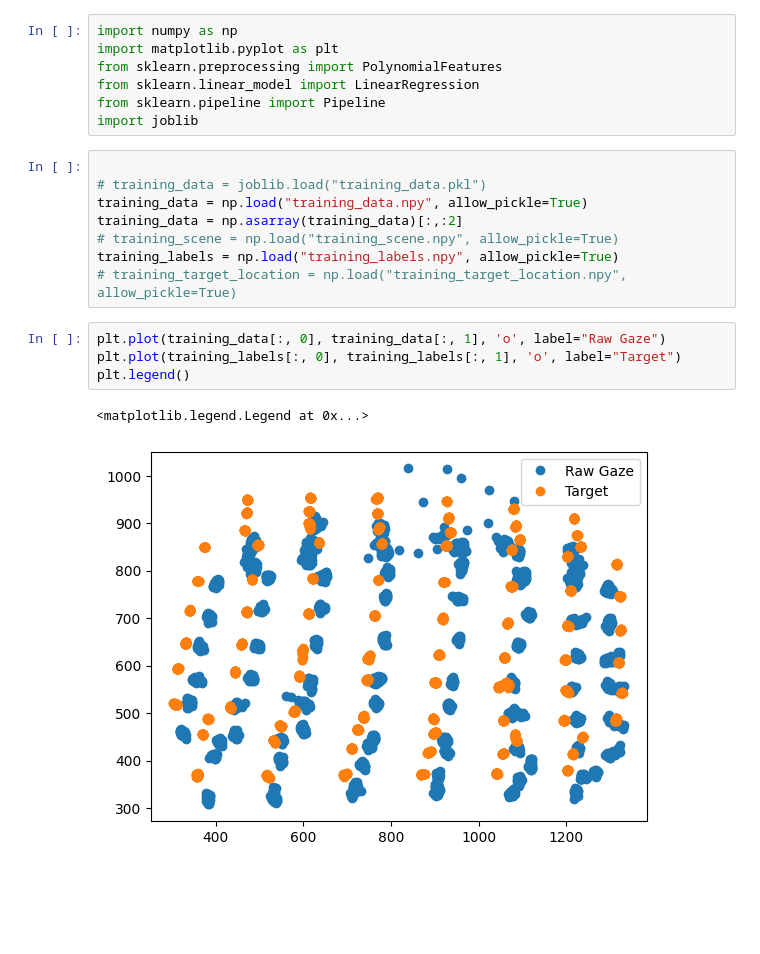
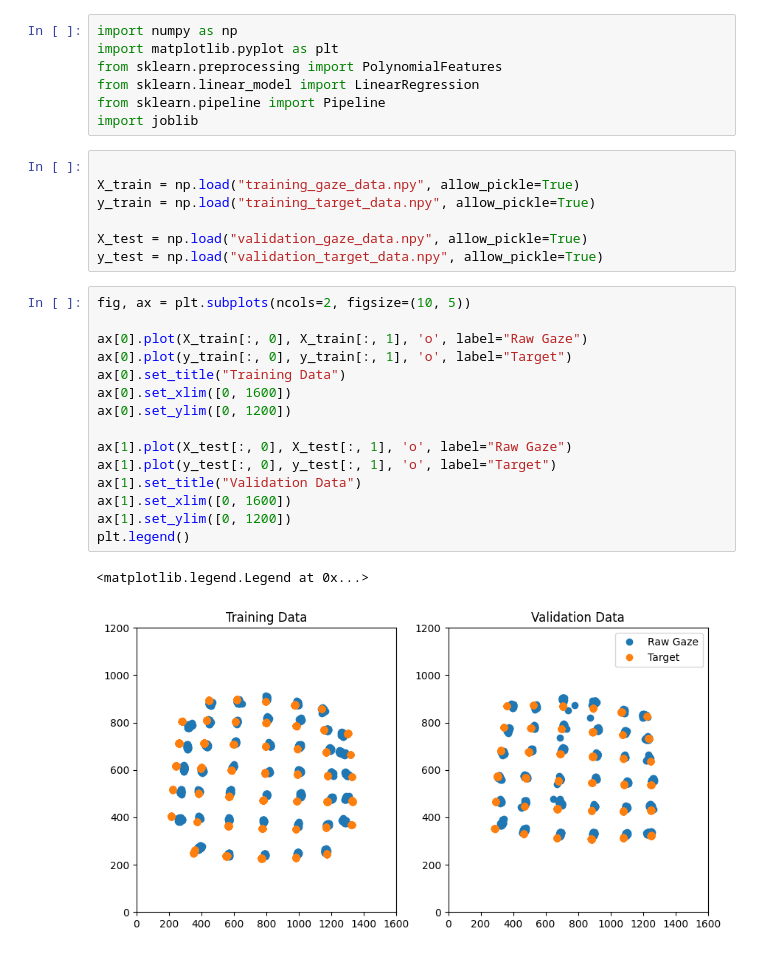
Before and after one commit to pupil-labs/gaze-control, a Jupyter notebook: calib.ipynb, the cells around one changed output. Saved outputs shown, nothing was run; the diff lists cells and outputs as text; blank space fills up the shorter version.

Commit message:
Implement full data collection runs for training and validation

```diff
--- a/calib.ipynb
+++ b/calib.ipynb
@@ -7,19 +7,29 @@ from sklearn.pipeline import Pipeline
 import joblib
 # %%
 
-# training_data = joblib.load("training_data.pkl")
-training_data = np.load("training_data.npy", allow_pickle=True)
-training_data = np.asarray(training_data)[:,:2]
-# training_scene = np.load("training_scene.npy", allow_pickle=True)
-training_labels = np.load("training_labels.npy", allow_pickle=True)
-# training_target_location = np.load("training_target_location.npy", allow_pickle=True)
+X_train = np.load("training_gaze_data.npy", allow_pickle=True)
+y_train = np.load("training_target_data.npy", allow_pickle=True)
+
+X_test = np.load("validation_gaze_data.npy", allow_pickle=True)
+y_test = np.load("validation_target_data.npy", allow_pickle=True)
-# %%
-plt.plot(training_data[:, 0], training_data[:, 1], 'o', label="Raw Gaze")
-plt.plot(training_labels[:, 0], training_labels[:, 1], 'o', label="Target")
-plt.legend()
-# %% [output]
-<matplotlib.legend.Legend at 0x...>
-[figure, removed]
+# %%
+fig, ax = plt.subplots(ncols=2, figsize=(10, 5))
+
+ax[0].plot(X_train[:, 0], X_train[:, 1], 'o', label="Raw Gaze")
+ax[0].plot(y_train[:, 0], y_train[:, 1], 'o', label="Target")
+ax[0].set_title("Training Data")
+ax[0].set_xlim([0, 1600])
+ax[0].set_ylim([0, 1200])
+
+ax[1].plot(X_test[:, 0], X_test[:, 1], 'o', label="Raw Gaze")
+ax[1].plot(y_test[:, 0], y_test[:, 1], 'o', label="Target")
+ax[1].set_title("Validation Data")
+ax[1].set_xlim([0, 1600])
+ax[1].set_ylim([0, 1200])
+plt.legend()
+# %% [output]
+<matplotlib.legend.Legend at 0x...>
+[figure, added]
 # %%
 predictor = Pipeline(
     [
```
Also changed, not shown: parts of 1 cell of this notebook, 11 other files.
